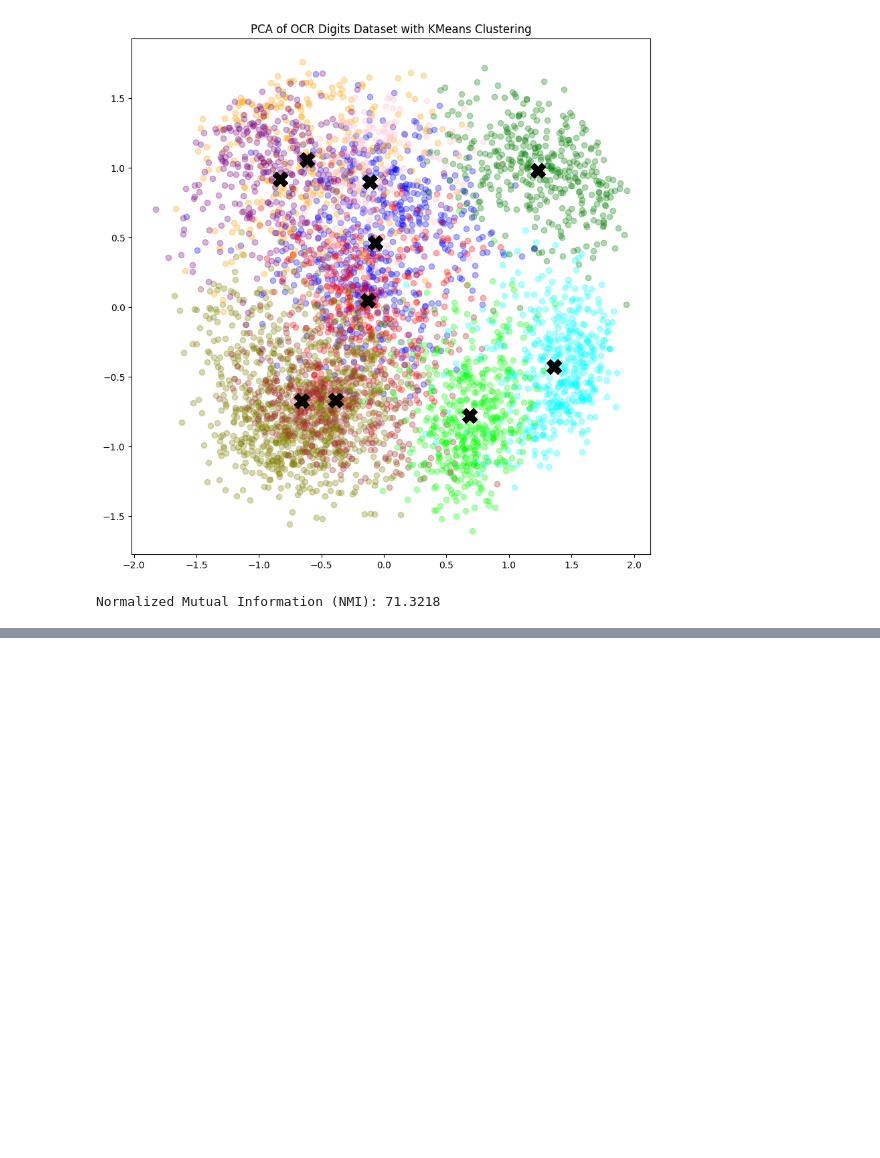
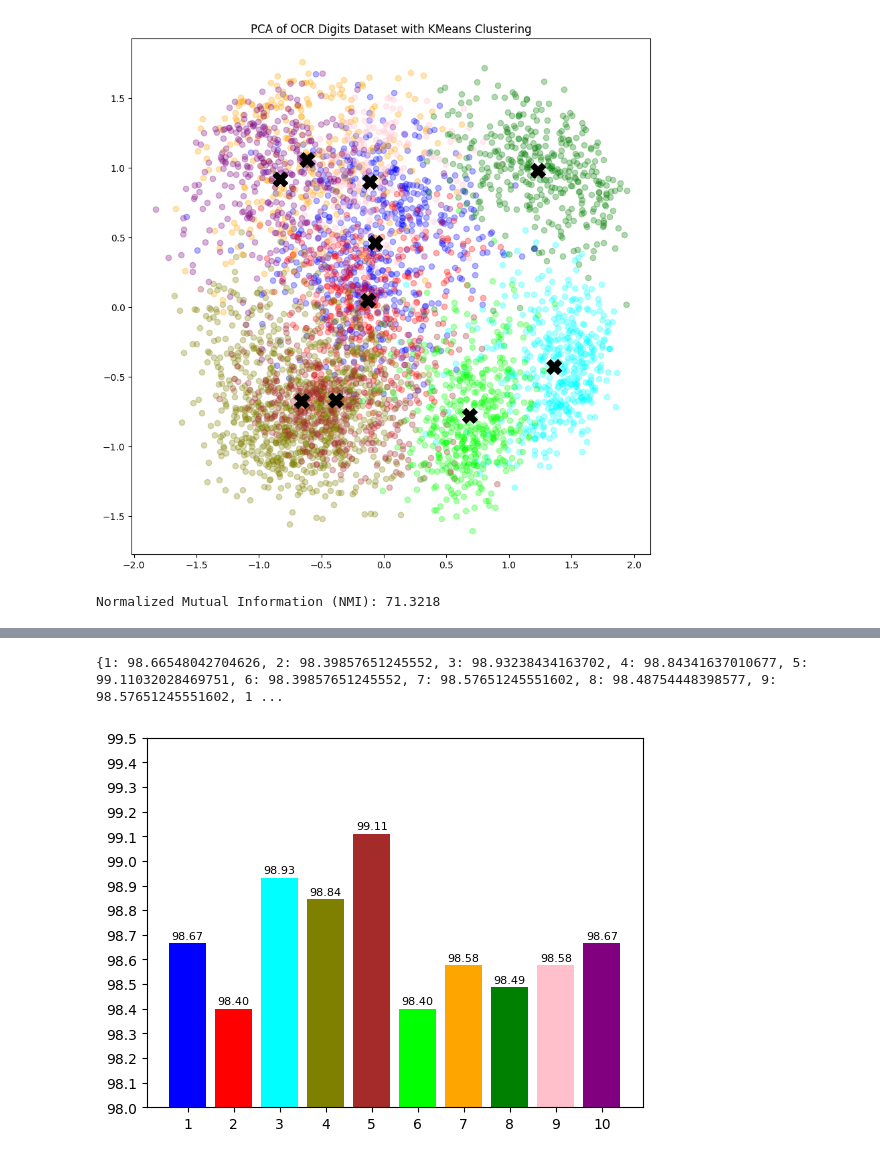
Before and after one commit to Muhammad-Abdullah-Feroz/Macine-Learning, a Jupyter notebook: OCR_Digits.ipynb, the cells around one changed output, grey strips where cells are left out. Drawn from its saved outputs; the diff is of its cells as text; code cells hidden in the pictures; blank space fills up the shorter version.

```diff
--- a/OCR_Digits.ipynb
+++ b/OCR_Digits.ipynb
@@ -214,0 +228,14 @@ Normalized Mutual Information (NMI): 71.3218
+# %%
+knn_score = {}
+# %%
+for i in range(10):
+    knn = KNeighborsClassifier(n_neighbors=i+1)
+    knn.fit(X_train, Y_train)
+    Y_pred = knn.predict(X_test)
+    print(f"n_neighbors = {i+1} :")
+    score = knn.score(X_test, Y_test)*100
+    knn_score[i+1] = score
+    print(f"KNN score : {score}")
+    print(classification_report(Y_test, Y_pred))
+    # print(confusion_matrix(Y_test, Y_pred))
+    print("\n\n")
@@ -214,0 +260,13 @@ Normalized Mutual Information (NMI): 71.3218
+# %%
+print(knn_score)
+colors = ["blue", "red", "cyan", "olive", "brown", "lime", "orange", "green", "pink", "purple"]
+plt.yticks(np.arange(0, 100 , 0.1))
+plt.xticks(np.arange(1, 11, 1))
+plt.ylim(98,99.5)
+plt.bar(knn_score.keys(), knn_score.values(), color=colors)
+
+for i , (label,value) in enumerate(knn_score.items()):
+    plt.text(label, value+0.01, f"{value:.2f}", ha='center', va='bottom', fontsize=8)
+# %% [output]
+{1: 98.66548042704626, 2: 98.39857651245552, 3: 98.93238434163702, 4: 98.84341637010677, 5: 99.11032028469751, 6: 98.39857651245552, 7: 98.57651245551602, 8: 98.48754448398577, 9: 98.57651245551602, 1 ...
+[figure, added]
```
Also changed, not shown: parts of 11 cells of this notebook.
